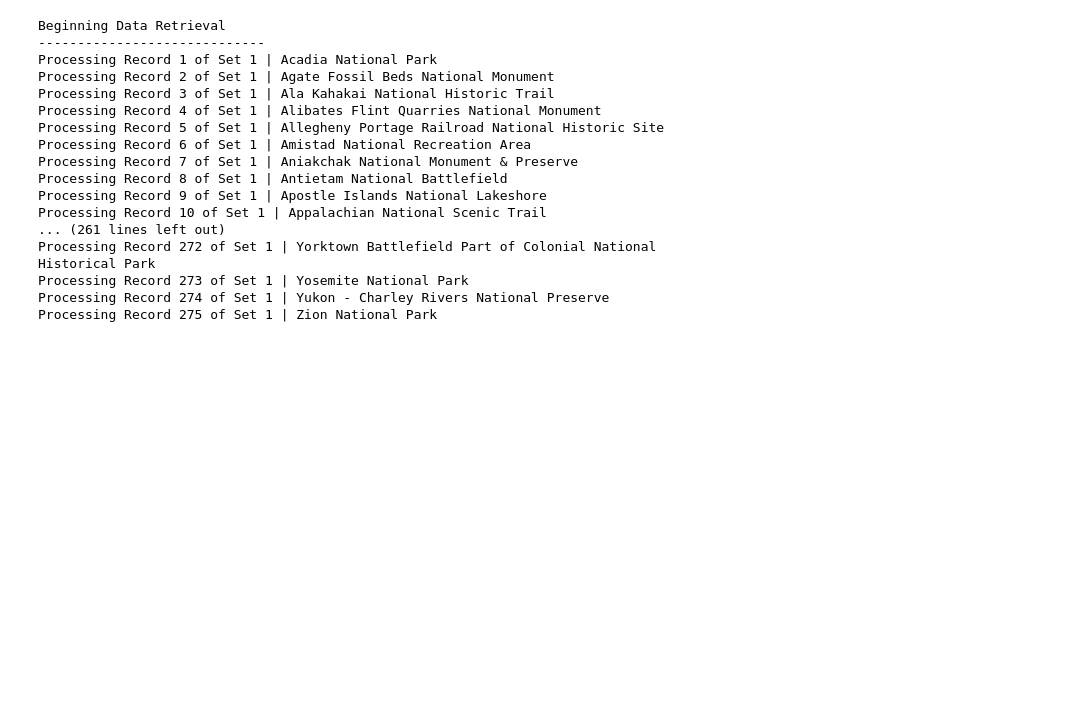
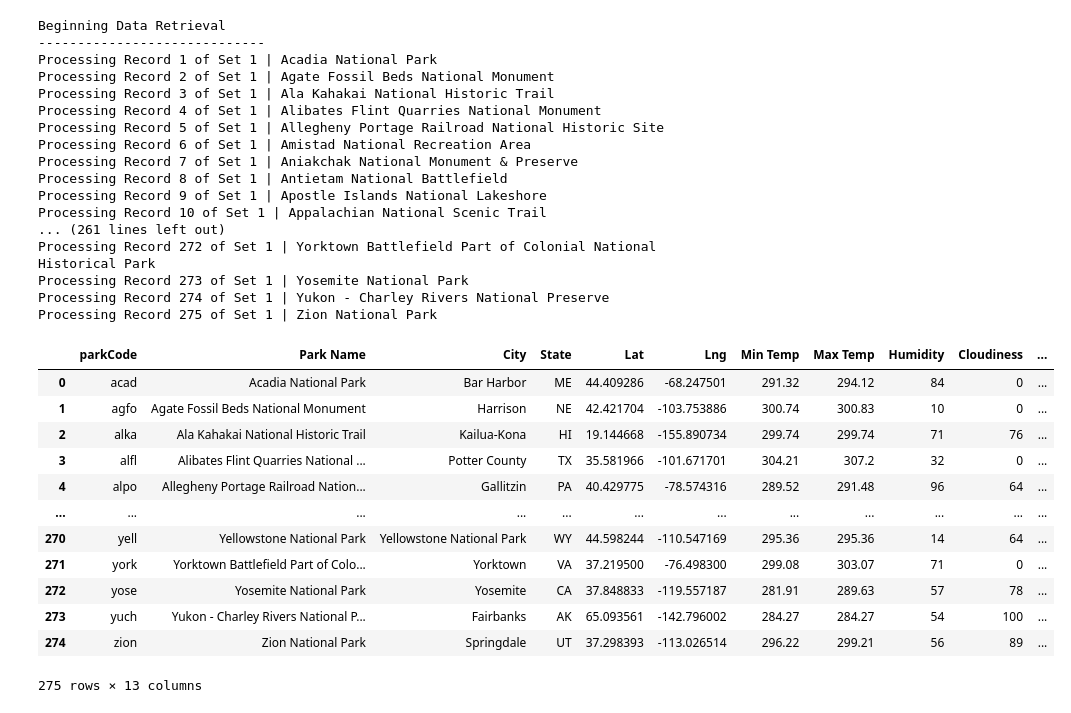
Before and after one commit to prathibha02/Project-2-parks_database, a Jupyter notebook: weather_extract.ipynb, the cells around one changed output. Saved outputs shown, nothing was run; the diff lists cells and outputs as text; code cells hidden in the pictures; blank space fills up the shorter version.

Commit message:
updates to weather_data

```diff
--- a/weather_extract.ipynb
+++ b/weather_extract.ipynb
@@ -48,8 +48,6 @@ for index,row in weather_df.iterrows():
     response = requests.get(openweather,params=params).json()
     try:
         print(f'Processing Record {index+1} of Set 1 | {park}')
-        c_lat = response["coord"]["lat"]
-        c_lng = response["coord"]["lon"]
         min_temp = response["main"]["temp_min"]
         max_temp = response["main"]["temp_max"]
         humidity = response["main"]["humidity"]
@@ -57,8 +55,6 @@ for index,row in weather_df.iterrows():
         country = response["sys"]["country"]
         date = response["dt"]
         clouds = response['clouds']['all']
-        weather_df.loc[index,"Lat"]=c_lat
-        weather_df.loc[index,"Lng"]=c_lng
         weather_df.loc[index,"Humidity"]=humidity
         weather_df.loc[index,"Min Temp"]=min_temp
         weather_df.loc[index,"Max Temp"]=max_temp
@@ -109,0 +106,16 @@ weather_df.to_csv('Resources/weather_data')
+# %%
+weather_df
+# %% [output]
+|  | parkCode | Park Name | City | State | Lat | Lng | Min Temp | Max Temp | Humidity | Cloudiness | ... |
+| 0 | acad | Acadia National Park | Bar Harbor | ME | 44.409286 | -68.247501 | 291.32 | 294.12 | 84 | 0 | ... |
+| 1 | agfo | Agate Fossil Beds National Monument | Harrison | NE | 42.421704 | -103.753886 | 300.74 | 300.83 | 10 | 0 | ... |
+| 2 | alka | Ala Kahakai National Historic Trail | Kailua-Kona | HI | 19.144668 | -155.890734 | 299.74 | 299.74 | 71 | 76 | ... |
+| 3 | alfl | Alibates Flint Quarries National ... | Potter County | TX | 35.581966 | -101.671701 | 304.21 | 307.2 | 32 | 0 | ... |
+| 4 | alpo | Allegheny Portage Railroad Nation... | Gallitzin | PA | 40.429775 | -78.574316 | 289.52 | 291.48 | 96 | 64 | ... |
+| ... | ... | ... | ... | ... | ... | ... | ... | ... | ... | ... | ... |
+| 270 | yell | Yellowstone National Park | Yellowstone National Park | WY | 44.598244 | -110.547169 | 295.36 | 295.36 | 14 | 64 | ... |
+| 271 | york | Yorktown Battlefield Part of Colo... | Yorktown | VA | 37.219500 | -76.498300 | 299.08 | 303.07 | 71 | 0 | ... |
+| 272 | yose | Yosemite National Park | Yosemite | CA | 37.848833 | -119.557187 | 281.91 | 289.63 | 57 | 78 | ... |
+| 273 | yuch | Yukon - Charley Rivers National P... | Fairbanks | AK | 65.093561 | -142.796002 | 284.27 | 284.27 | 54 | 100 | ... |
+| 274 | zion | Zion National Park | Springdale | UT | 37.298393 | -113.026514 | 296.22 | 299.21 | 56 | 89 | ... |
+275 rows × 13 columns
```
Also changed, not shown: parts of 1 cell of this notebook, 2 other files.
